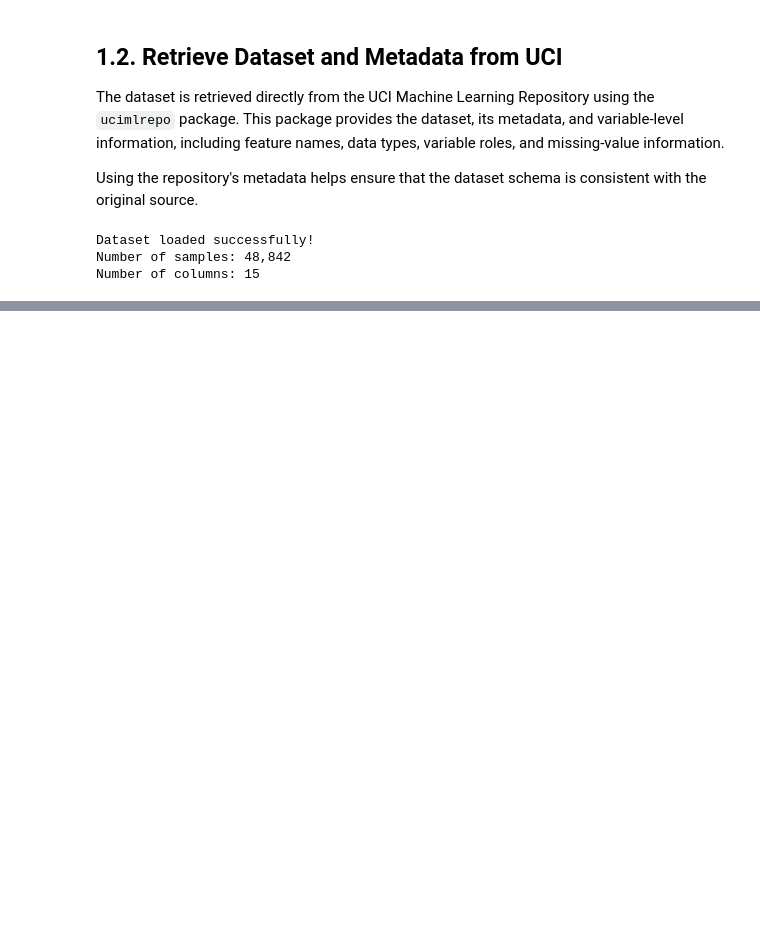
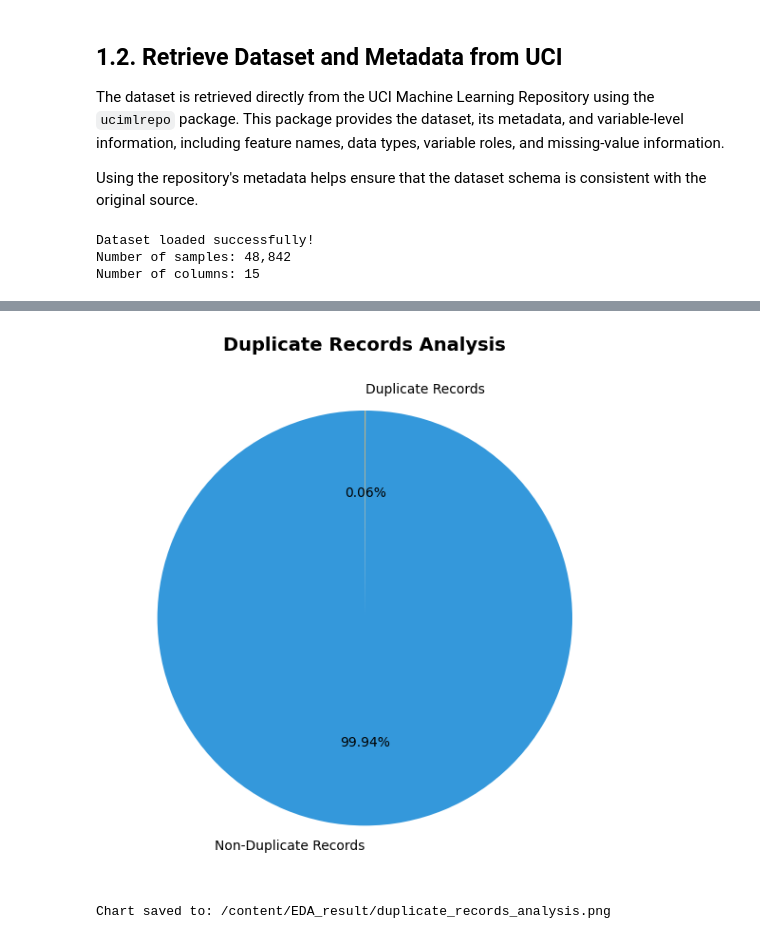
Before and after one commit to superiorhamster/CO5177, a Jupyter notebook: ipynb/tabular/Adult_Census_Income_EDA_Preprocessing.ipynb, the cells around one changed output, grey strips where cells are left out. Drawn from its saved outputs; the diff is of its cells as text; code cells hidden in the pictures; blank space fills up the shorter version.

```diff
--- a/ipynb/tabular/Adult_Census_Income_EDA_Preprocessing.ipynb
+++ b/ipynb/tabular/Adult_Census_Income_EDA_Preprocessing.ipynb
@@ -1270,0 +308,26 @@ In this experiment, XGBoost is trained on the preprocessed training set without
+# %%
+import matplotlib.pyplot as plt
+
+# Visualize duplicate records
+n_unique_records = n_samples - n_duplicates
+
+fig, ax = plt.subplots(figsize=(6, 6))
+ax.pie(
+    [n_duplicates, n_unique_records],
+    labels=["Duplicate Records", "Non-Duplicate Records"],
+    autopct="%1.2f%%",
+    startangle=90,
+    counterclock=False,
+    colors=["#f39c12", "#3498db"]
+)
+ax.set_title("Duplicate Records Analysis", fontsize=14, fontweight="bold")
+plt.tight_layout()
+
+output_path = EDA_DIR / "duplicate_records_analysis.png"
+fig.savefig(output_path, dpi=200, bbox_inches="tight")
+plt.show()
+plt.close(fig)
+print(f"Chart saved to: {output_path.resolve()}")
+# %% [output]
+[figure, added]
+Chart saved to: /content/EDA_result/duplicate_records_analysis.png
```
Also changed, not shown: parts of 127 cells of this notebook, 22 other files.
